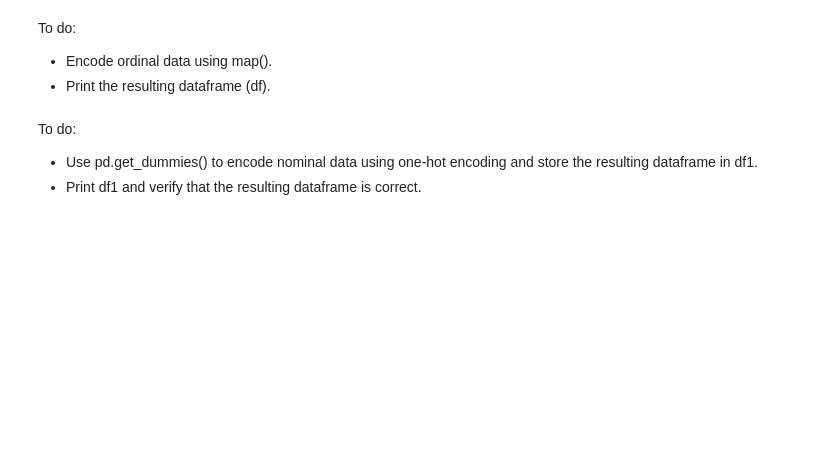
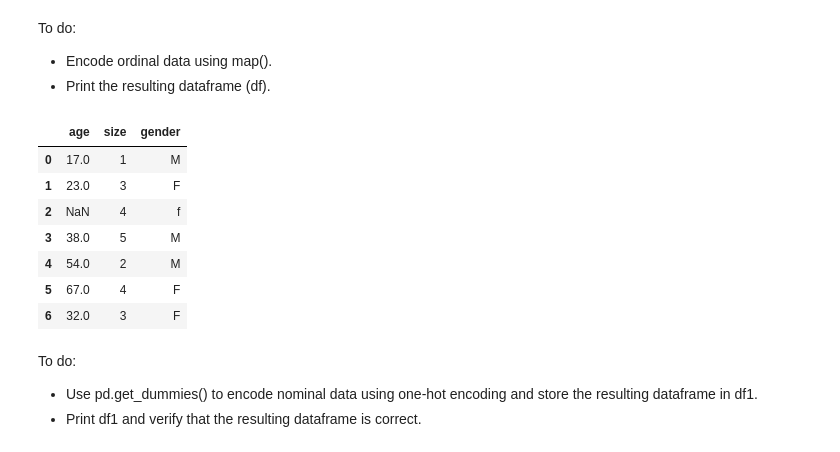
Before and after one commit to wooihaw/pai_may2023, a Jupyter notebook: Part_2/handson_2/handson_2a.ipynb, the cells around one changed output. Drawn from its saved outputs; the diff is of its cells as text; code cells hidden in the pictures; blank space fills up the shorter version.

```diff
--- a/Part_2/handson_2/handson_2a.ipynb
+++ b/Part_2/handson_2/handson_2a.ipynb
@@ -25,6 +84,18 @@ To do:
 To do:
 - Encode ordinal data using map().
 - Print the resulting dataframe (df).
+# %%
+df['size'] = df['size'].map(size_mapping)
+df
+# %% [output]
+|  | age | size | gender |
+| 0 | 17.0 | 1 | M |
+| 1 | 23.0 | 3 | F |
+| 2 | NaN | 4 | f |
+| 3 | 38.0 | 5 | M |
+| 4 | 54.0 | 2 | M |
+| 5 | 67.0 | 4 | F |
+| 6 | 32.0 | 3 | F |
 # %% [markdown]
 To do:
 - Use pd.get_dummies() to encode nominal data using one-hot encoding and store the resulting dataframe in df1.
```
Also changed, not shown: parts of 6 cells of this notebook, 3 other files.
